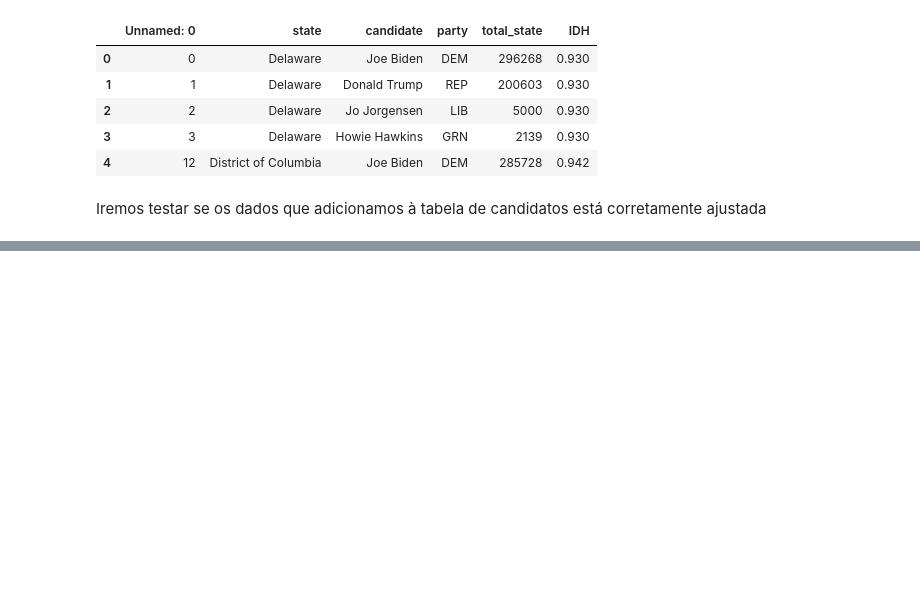
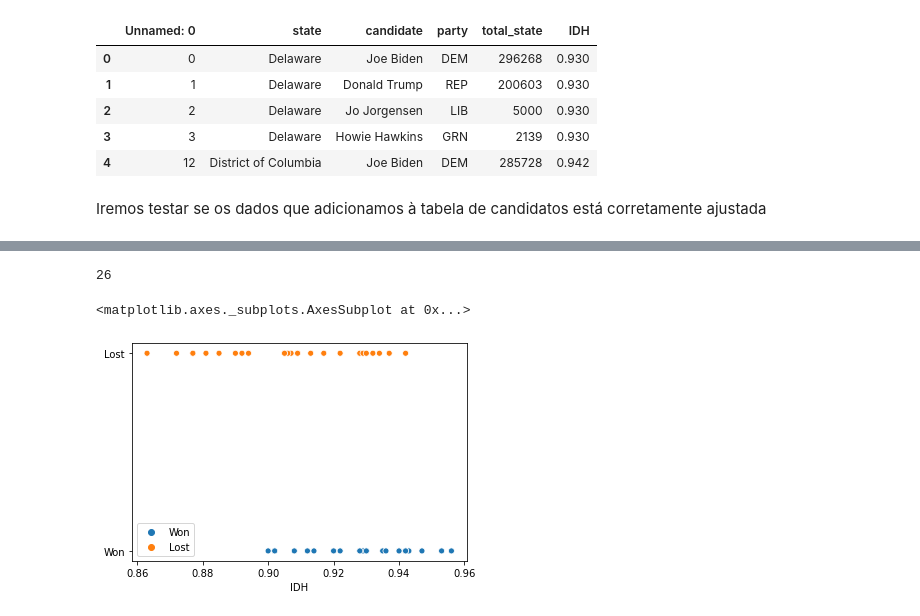
Before and after one commit to Beloin/analise_idh_votacao_eua, a Jupyter notebook: idh_usa.ipynb, the cells around one changed output, grey strips where cells are left out. Drawn from its saved outputs; the diff is of its cells as text; code cells hidden in the pictures; blank space fills up the shorter version.

```diff
--- a/idh_usa.ipynb
+++ b/idh_usa.ipynb
@@ -106,0 +114,3 @@ for i in range(len(candidates.state)):
+# %%
+joe_biden = candidates.loc[candidates.candidate == 'Joe Biden'].drop(['party'], axis=1)
+donald_trump = candidates.loc[candidates.candidate == 'Donald Trump'].drop(['party'], axis=1)
@@ -106,0 +135,5 @@ for i in range(len(candidates.state)):
+# %%
+test_joe = joe_biden.reset_index()
+test_donaldo = donald_trump.reset_index()
+won_lost = np.where(test_joe['total_state'] > test_donaldo['total_state'], 'Won', 'Lost')
+won_lost
@@ -106,0 +147,2 @@ for i in range(len(candidates.state)):
+# %%
+joe_biden['result'] = won_lost
@@ -106,0 +167,12 @@ for i in range(len(candidates.state)):
+# %%
+len(joe_biden.loc[joe_biden.result == 'Won'])
+# %% [output]
+26
+# %%
+# Gráfico de dispersão utilizando os atributos conc e uptake, agrupamento pelo type
+ax = srn.scatterplot(joe_biden.IDH, joe_biden.result, hue=joe_biden.result)
+plt.savefig('distplot_joe.png')
+ax
+# %% [output]
+<matplotlib.axes._subplots.AxesSubplot at 0x...>
+[figure, added]
```
Also changed, not shown: parts of 14 cells of this notebook, 1 other file.
